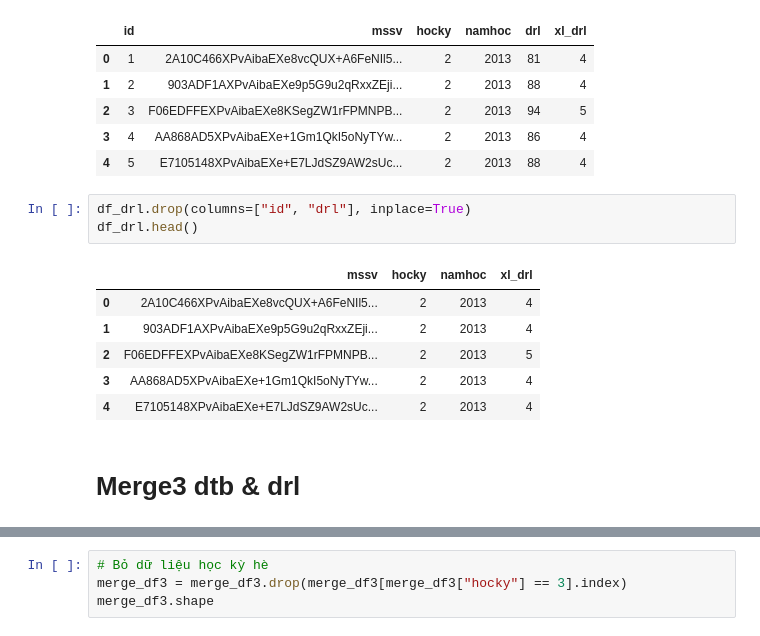
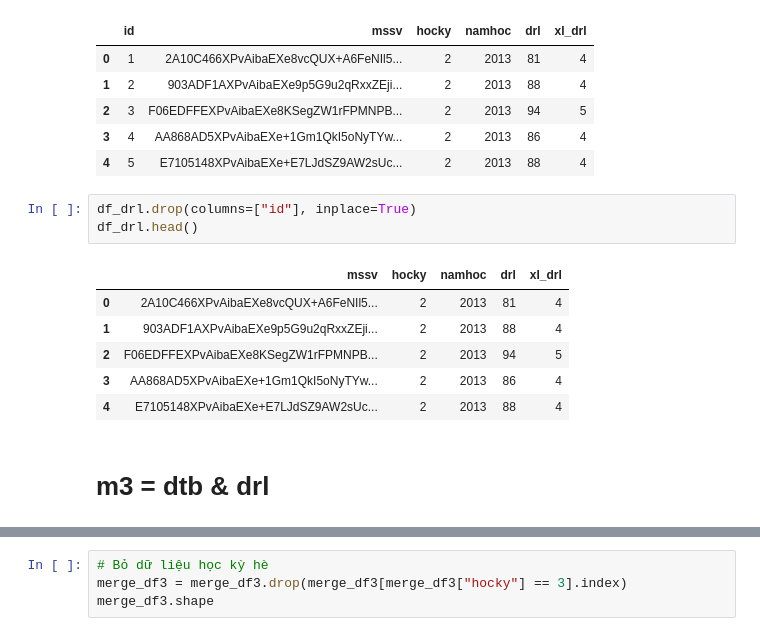
Before and after one commit to anhducbuui270802/Educational_DataMining, a Jupyter notebook: TEST_CLASSIFICATION/main.ipynb, the cells around one changed output, grey strips where cells are left out. Drawn from its saved outputs; the diff is of its cells as text.

```diff
--- a/TEST_CLASSIFICATION/main.ipynb
+++ b/TEST_CLASSIFICATION/main.ipynb
@@ -119,17 +139,17 @@ df_drl.head()
 | 3 | 4 | AA868AD5XPvAibaEXe+1Gm1QkI5oNyTYw... | 2 | 2013 | 86 | 4 |
 | 4 | 5 | E7105148XPvAibaEXe+E7LJdSZ9AW2sUc... | 2 | 2013 | 88 | 4 |
 # %%
-df_drl.drop(columns=["id", "drl"], inplace=True)
+df_drl.drop(columns=["id"], inplace=True)
 df_drl.head()
 # %% [output]
-|  | mssv | hocky | namhoc | xl_drl |
-| 0 | 2A10C466XPvAibaEXe8vcQUX+A6FeNIl5... | 2 | 2013 | 4 |
-| 1 | 903ADF1AXPvAibaEXe9p5G9u2qRxxZEji... | 2 | 2013 | 4 |
-| 2 | F06EDFFEXPvAibaEXe8KSegZW1rFPMNPB... | 2 | 2013 | 5 |
-| 3 | AA868AD5XPvAibaEXe+1Gm1QkI5oNyTYw... | 2 | 2013 | 4 |
-| 4 | E7105148XPvAibaEXe+E7LJdSZ9AW2sUc... | 2 | 2013 | 4 |
+|  | mssv | hocky | namhoc | drl | xl_drl |
+| 0 | 2A10C466XPvAibaEXe8vcQUX+A6FeNIl5... | 2 | 2013 | 81 | 4 |
+| 1 | 903ADF1AXPvAibaEXe9p5G9u2qRxxZEji... | 2 | 2013 | 88 | 4 |
+| 2 | F06EDFFEXPvAibaEXe8KSegZW1rFPMNPB... | 2 | 2013 | 94 | 5 |
+| 3 | AA868AD5XPvAibaEXe+1Gm1QkI5oNyTYw... | 2 | 2013 | 86 | 4 |
+| 4 | E7105148XPvAibaEXe+E7LJdSZ9AW2sUc... | 2 | 2013 | 88 | 4 |
 # %% [markdown]
-# Merge3 dtb & drl
+# m3 = dtb & drl
 # %%
 merge_df3 = pd.merge(df_dtbhk, df_drl, on=["mssv", "namhoc", "hocky"], how="left")
 merge_df3
```
Also changed, not shown: parts of 105 cells of this notebook, 3 other files.
